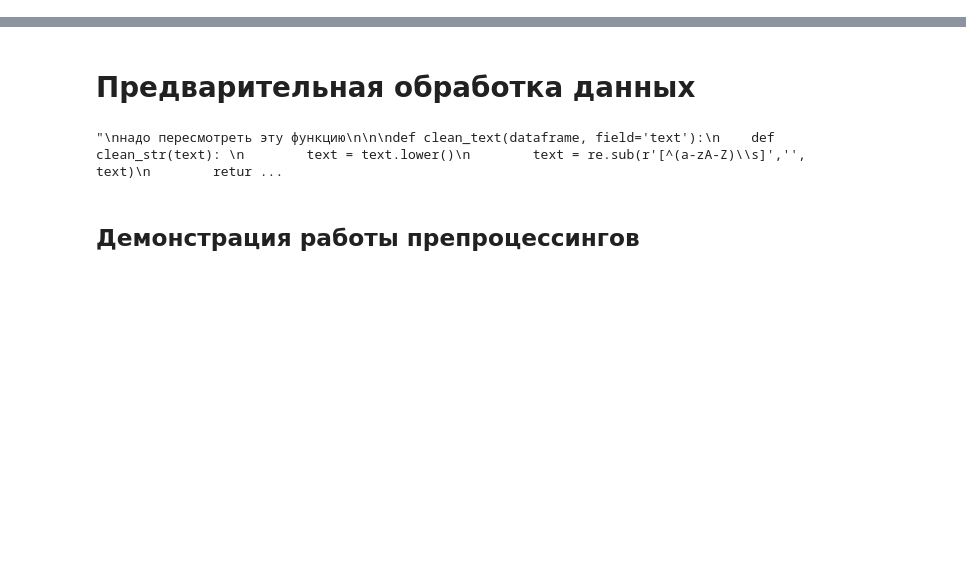
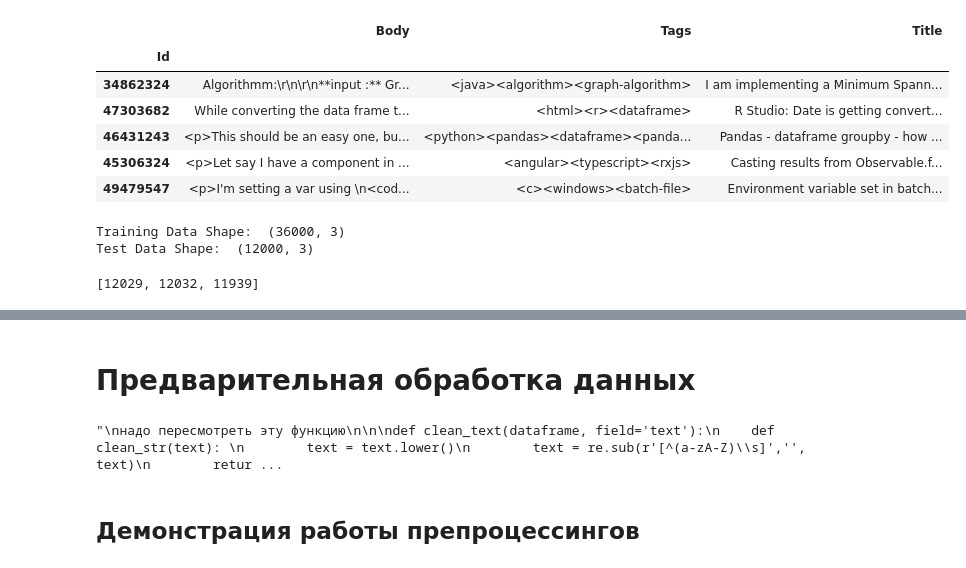
Before and after one commit to DaniilRoman/nlp_course, a Jupyter notebook: NLP_1.ipynb, the cells around one changed output, grey strips where cells are left out. Cells and saved outputs as stored; diff of their text form; code cells hidden in the pictures; blank space fills up the shorter version.

```diff
--- a/NLP_1.ipynb
+++ b/NLP_1.ipynb
@@ -29,0 +59,10 @@ train.head()
+# %%
+raw_data.head()
+# %% [output]
+|  | Body | Tags | Title |
+| Id |  |  |  |
+| 34862324 | Algorithmm:\r\n\r\n**input :** Gr... | <java><algorithm><graph-algorithm> | I am implementing a Minimum Spann... |
+| 47303682 | While converting the data frame t... | <html><r><dataframe> | R Studio: Date is getting convert... |
+| 46431243 | <p>This should be an easy one, bu... | <python><pandas><dataframe><panda... | Pandas - dataframe groupby - how ... |
+| 45306324 | <p>Let say I have a component in ... | <angular><typescript><rxjs> | Casting results from Observable.f... |
+| 49479547 | <p>I'm setting a var using \n<cod... | <c><windows><batch-file> | Environment variable set in batch... |
@@ -29,0 +72,12 @@ train.head()
+# %%
+print('Training Data Shape: ', train_data.shape)
+print('Test Data Shape: ', test_data.shape)
+# %% [output]
+Training Data Shape:  (36000, 3)
+Test Data Shape:  (12000, 3)
+# %%
+[len(train_target[train_target == 0]),
+ len(train_target[train_target == 1]),
+ len(train_target[train_target == 2])]
+# %% [output]
+[12029, 12032, 11939]
```
Also changed, not shown: parts of 33 cells of this notebook.
